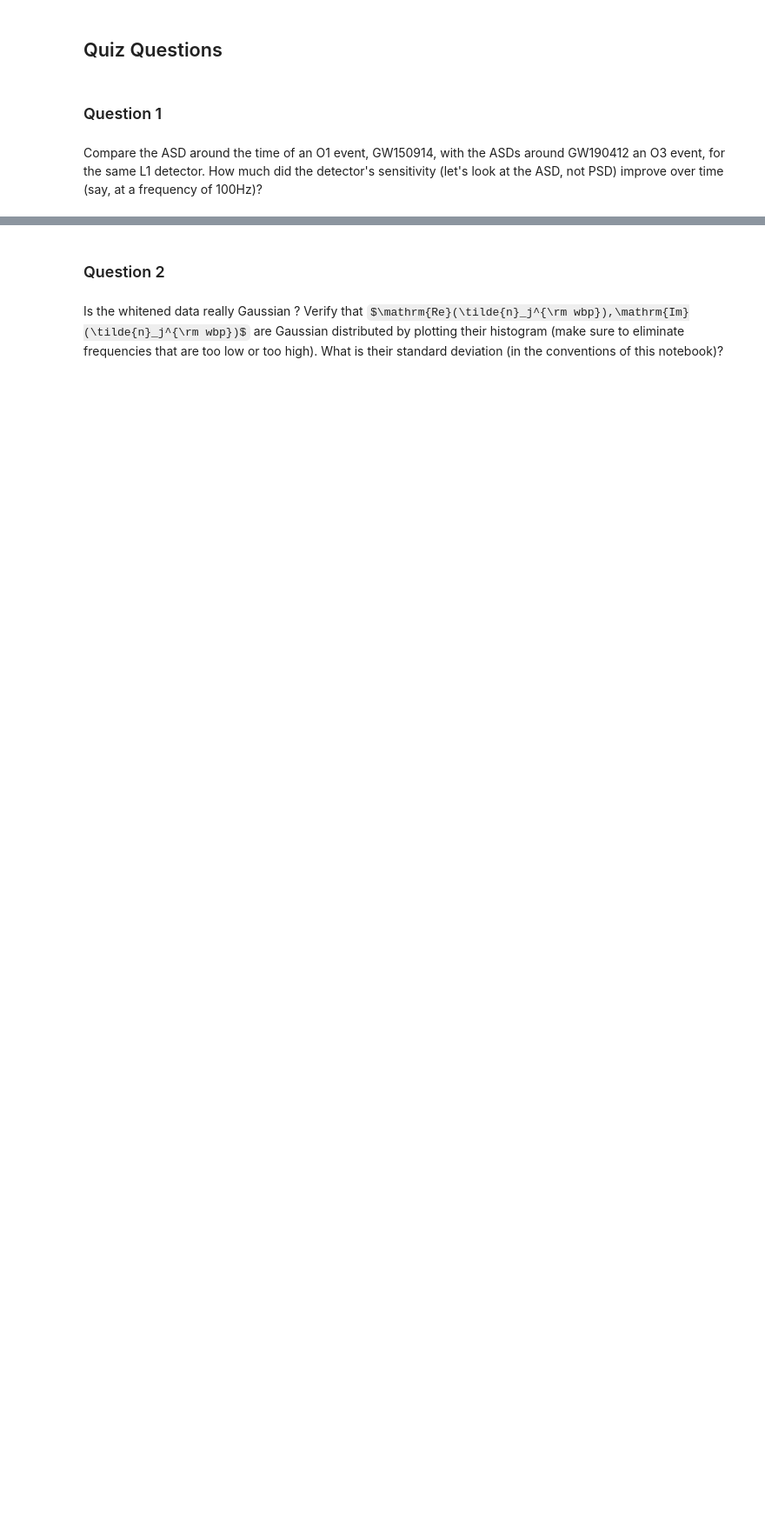
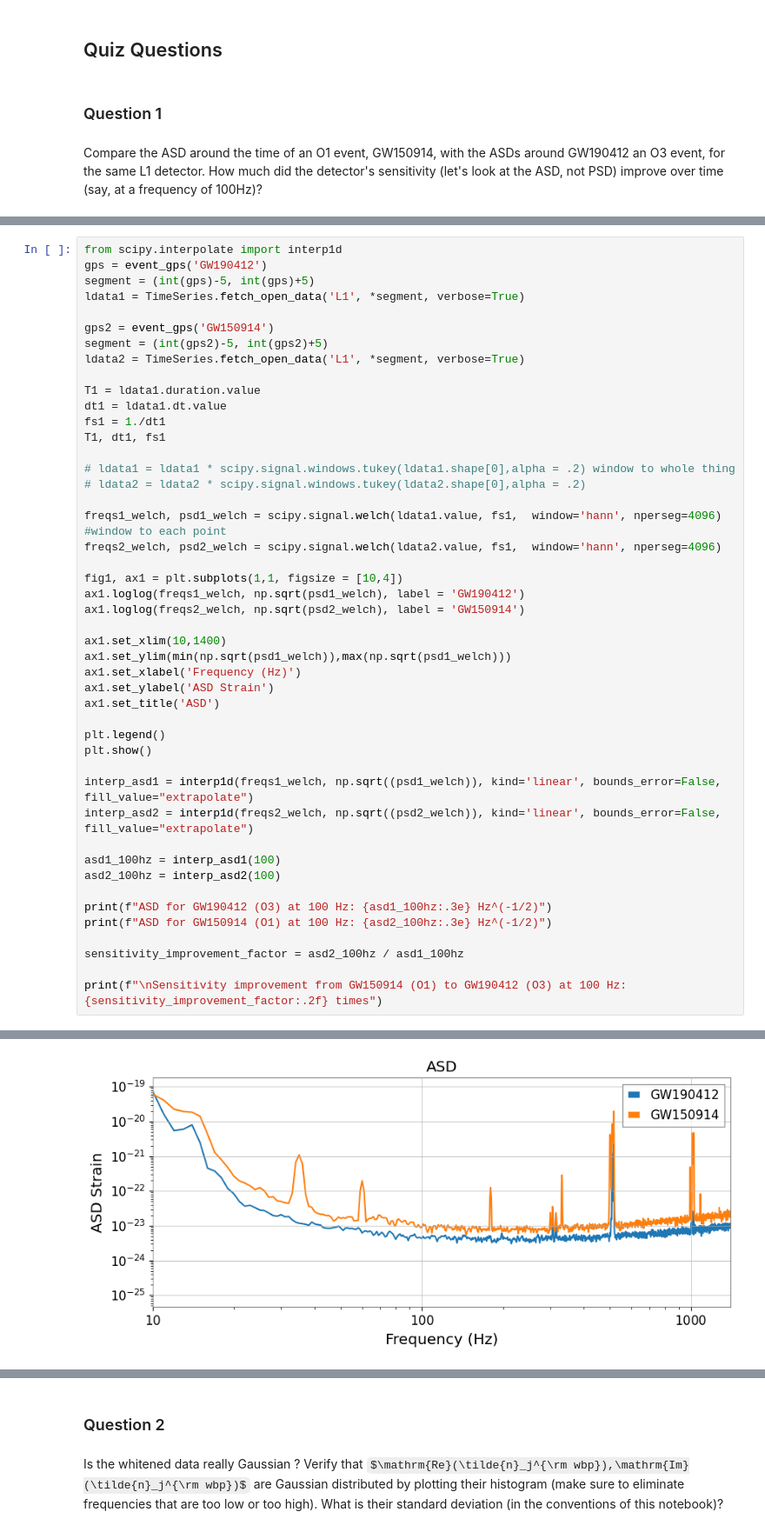
Before and after one commit to jazminphilip/GW-Project, a Jupyter notebook: Tutorials/03_Signal_Processing/Tuto_3.2_Noise_PSD.ipynb, the cells around one changed output, grey strips where cells are left out. Shown at 87% size. Drawn from its saved outputs; the diff is of its cells as text; some formulas as TeX source; blank space fills up the shorter version.

```diff
--- a/Tutorials/03_Signal_Processing/Tuto_3.2_Noise_PSD.ipynb
+++ b/Tutorials/03_Signal_Processing/Tuto_3.2_Noise_PSD.ipynb
@@ -537,0 +486,47 @@ Text(0.5, 1.0, 'GW150914 ASD')
+# %%
+from scipy.interpolate import interp1d
+gps = event_gps('GW190412')
+segment = (int(gps)-5, int(gps)+5)
+ldata1 = TimeSeries.fetch_open_data('L1', *segment, verbose=True)
+
+gps2 = event_gps('GW150914')
+segment = (int(gps2)-5, int(gps2)+5)
+ldata2 = TimeSeries.fetch_open_data('L1', *segment, verbose=True)
+
+T1 = ldata1.duration.value
+dt1 = ldata1.dt.value
+fs1 = 1./dt1
+T1, dt1, fs1
+
+# ldata1 = ldata1 * scipy.signal.windows.tukey(ldata1.shape[0],alpha = .2) window to whole thing
+# ldata2 = ldata2 * scipy.signal.windows.tukey(ldata2.shape[0],alpha = .2)
+
+freqs1_welch, psd1_welch = scipy.signal.welch(ldata1.value, fs1,  window='hann', nperseg=4096) #window to each point
+freqs2_welch, psd2_welch = scipy.signal.welch(ldata2.value, fs1,  window='hann', nperseg=4096)
+
+fig1, ax1 = plt.subplots(1,1, figsize = [10,4])
+ax1.loglog(freqs1_welch, np.sqrt(psd1_welch), label = 'GW190412')
+ax1.loglog(freqs2_welch, np.sqrt(psd2_welch), label = 'GW150914')
+
+ax1.set_xlim(10,1400)
+ax1.set_ylim(min(np.sqrt(psd1_welch)),max(np.sqrt(psd1_welch)))
+ax1.set_xlabel('Frequency (Hz)')
+ax1.set_ylabel('ASD Strain')
+ax1.set_title('ASD')
+
+plt.legend()
+plt.show()
+
+interp_asd1 = interp1d(freqs1_welch, np.sqrt((psd1_welch)), kind='linear', bounds_error=False, fill_value="extrapolate")
+interp_asd2 = interp1d(freqs2_welch, np.sqrt((psd2_welch)), kind='linear', bounds_error=False, fill_value="extrapolate")
+
+asd1_100hz = interp_asd1(100)
+asd2_100hz = interp_asd2(100)
+
+print(f"ASD for GW190412 (O3) at 100 Hz: {asd1_100hz:.3e} Hz^(-1/2)")
+print(f"ASD for GW150914 (O1) at 100 Hz: {asd2_100hz:.3e} Hz^(-1/2)")
+
+sensitivity_improvement_factor = asd2_100hz / asd1_100hz
+
+print(f"\nSensitivity improvement from GW150914 (O1) to GW190412 (O3) at 100 Hz: {sensitivity_improvement_factor:.2f} times")
+# %% [output]
@@ -537,0 +537 @@ Text(0.5, 1.0, 'GW150914 ASD')
+[figure, added]
```
Also changed, not shown: parts of 5 cells of this notebook.
